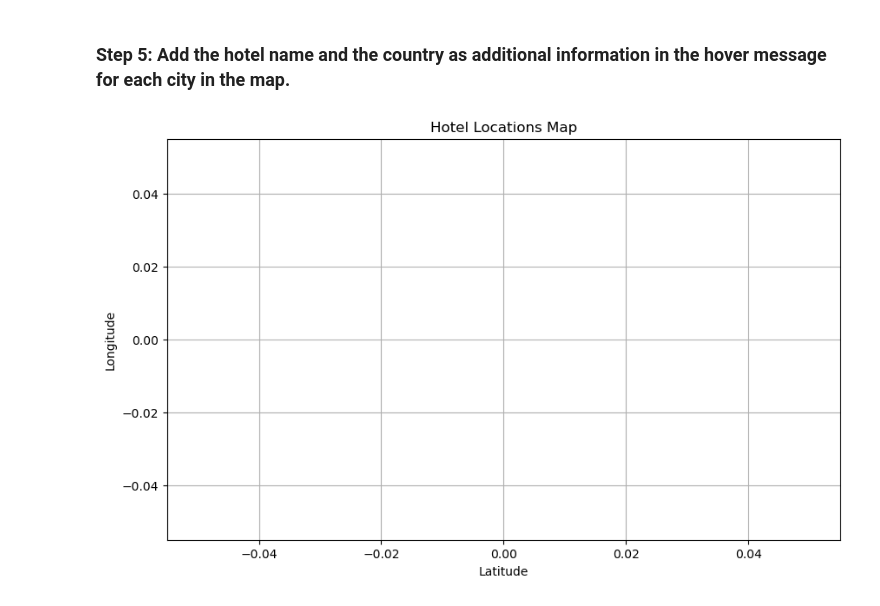
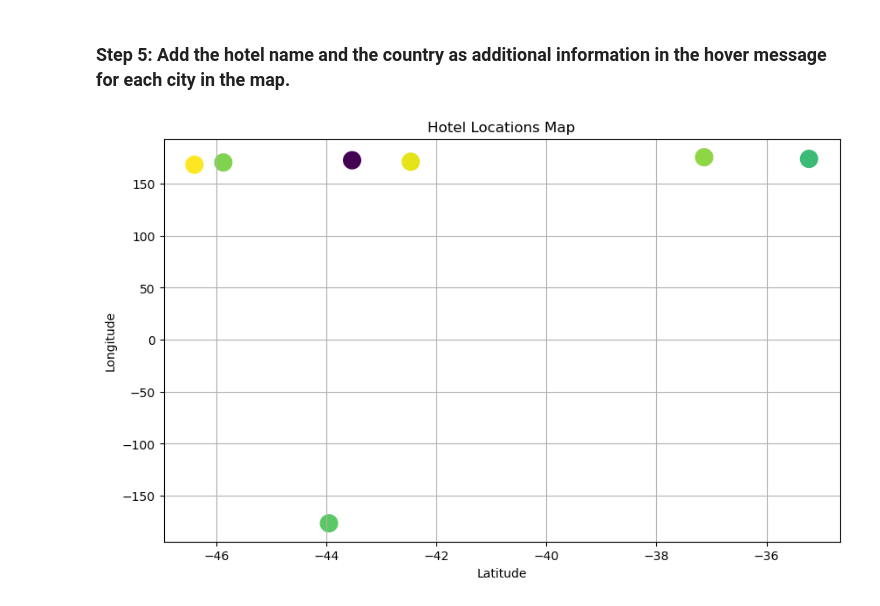
Before and after one commit to reetujakhar/python-api-challenge, a Jupyter notebook: Vacation_weather_py/VacationPy.ipynb, the cells around one changed output. Saved outputs shown, nothing was run; the diff lists cells and outputs as text; code cells hidden in the pictures.

```diff
--- a/Vacation_weather_py/VacationPy.ipynb
+++ b/Vacation_weather_py/VacationPy.ipynb
@@ -90,9 +93,9 @@ hotel_df
 # Set parameters to search for a hotel
 
 radius = 10000
-limit = 10
+limit = 20
 hotelCategories = "accommodation.hotel"
-#hotelByRadiusURl = f"{geoAPIUrl}categories=accommodation.hotel&filter={Lat},{Lng},{radius}&limit=10&apiKey={geoapify_key}"
+
 params = {
    "categories":hotelCategories,
    "limit":limit,
@@ -108,8 +111,8 @@ for index, row in hotel_df.iterrows():
     # YOUR CODE HERE
 
     # Add filter and bias parameters with the current city's latitude and longitude to the params dictionary
-    params["filter"] = f"filter={row['Lng']},{row['Lat']},{radius}"
-    params["bias"] = f"bias=proximity:{row['Lng']},{row['Lat']}"
+    params["filter"] = f"circle:{row['Lng']},{row['Lat']},{radius}"
+    params["bias"] = f"proximity:{row['Lng']},{row['Lat']}"
 
     # Set base URL
     base_url = "https://api.geoapify.com/v2/places"
@@ -143,27 +159,38 @@ papatowai - nearest hotel: No hotel found
 # %%
 %%capture --no-display
 
 # Configure the map plot
 hotelNotFoundCondition= hotel_df['Hotel Name']=='No hotel found'
 
 hotel_found_df = hotel_df[~hotelNotFoundCondition]
 hotel_found_df.head()
 
 # Display the map
 plt.figure(figsize=(10, 6))
-plt.scatter(hotel_found_df['Lat'], hotel_found_df['Lng'], s=hotel_found_df['Humidity']*5, alpha=0.7)
+scatter = plt.scatter(hotel_found_df['Lat'], hotel_found_df['Lng'], c=hotel_found_df['Humidity'], cmap='viridis', s=200)
 
 # Add annotations for each point
-for i, row in hotel_found_df.iterrows():
-    plt.text(row['Lat'], row['Lng'], f"{row['Hotel Name']} ({row['City']}, {row['Country']}, Humidity: {row['Humidity']})")
+#for i, row in hotel_found_df.iterrows():
+    #plt.text(row['Lat'], row['Lng'], f"{row['Hotel Name']} ({row['City']}, {row['Country']}, Humidity: {row['Humidity']})")
 
 # Customize the plot
 plt.title('Hotel Locations Map')
 plt.xlabel('Latitude')
 plt.ylabel('Longitude')
 plt.grid(True)
 
+# Function to display information on click
+def on_plot_hover(event):
+    for i in range(len(hotel_found_df)):
+        contains, _ = scatter.contains(event)
+        if contains:
+            print(f"{hotel_found_df[i,'HotelName']} {hotel_found_df[i,'City']}, {hotel_found_df[i,'Country']}, Humidity: {hotel_found_df[i,'Humidity']}")
+
+# Connect the click event to the plot
+plt.gcf().canvas.mpl_connect('button_press_event', on_plot_hover)
+
+
 # Show the plot
 plt.show()
 # %% [output]
-[figure, old version]
+[figure, new version]
```
Also changed, not shown: parts of 2 cells of this notebook.
